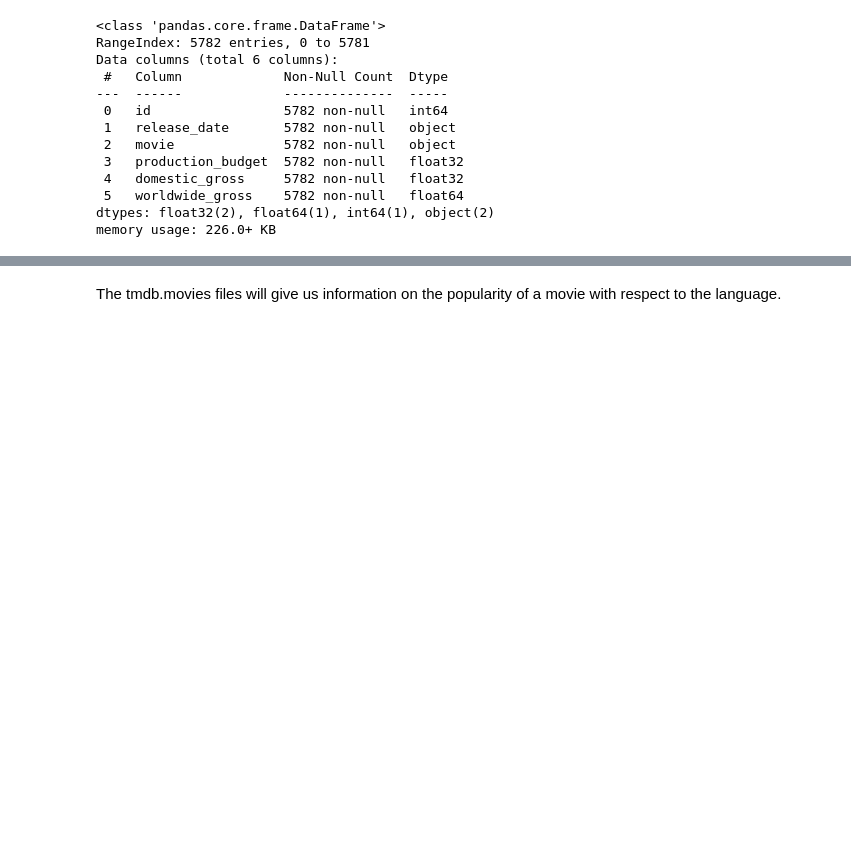
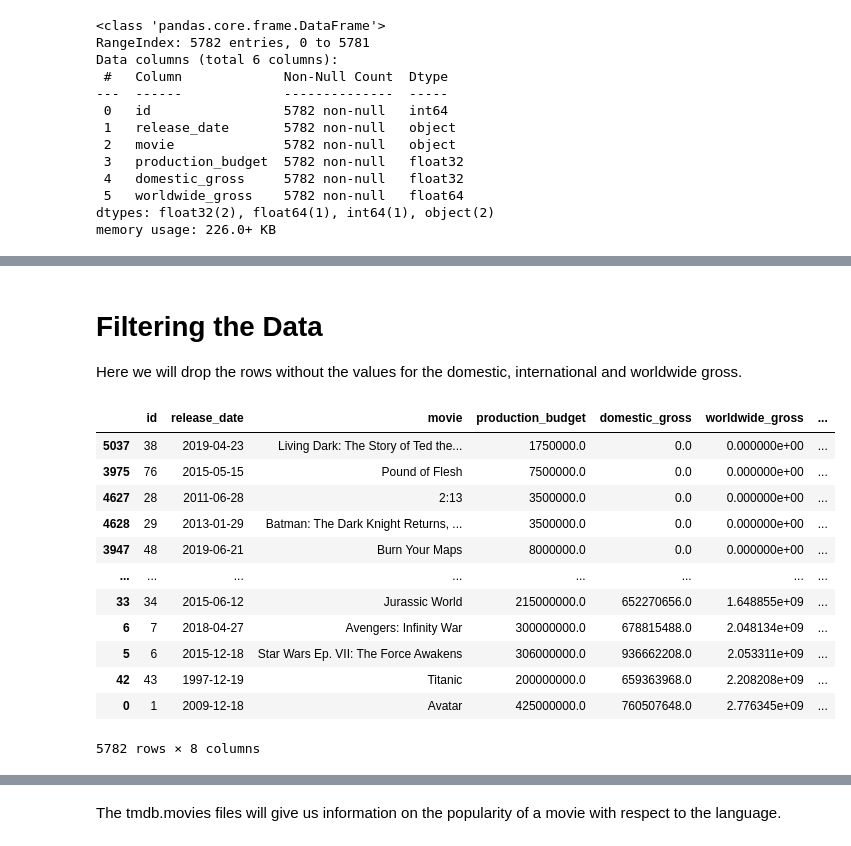
Before and after one commit to MendozaMellah/dsc-phase-1-project-v2-4, a Jupyter notebook: student.ipynb, the cells around one changed output, grey strips where cells are left out. Drawn from its saved outputs; the diff is of its cells as text; code cells hidden in the pictures; blank space fills up the shorter version.

```diff
--- a/student.ipynb
+++ b/student.ipynb
@@ -65,0 +91,6 @@ memory usage: 226.0+ KB
+# %%
+#getting the international gross
+movies_budget['international_gross'] = movies_budget['worldwide_gross'] - movies_budget['domestic_gross']
+cols = list(movies_budget.columns)
+
+movies_budget.head(10)
@@ -65,0 +111,5 @@ memory usage: 226.0+ KB
+# %%
+#converting object to dateTime
+movies_budget['release_date'] = pd.to_datetime(movies_budget['release_date'], errors='coerce')
+movies_budget['year'] = movies_budget['release_date'].dt.strftime('%Y')
+movies_budget.head(10)
@@ -65,0 +146,19 @@ memory usage: 226.0+ KB
+# %% [markdown]
+# Filtering the Data
+Here we will drop the rows without the values for the domestic, international and worldwide gross.
+# %%
+movies_budget.sort_values('worldwide_gross')
+# %% [output]
+|  | id | release_date | movie | production_budget | domestic_gross | worldwide_gross | ... |
+| 5037 | 38 | 2019-04-23 | Living Dark: The Story of Ted the... | 1750000.0 | 0.0 | 0.000000e+00 | ... |
+| 3975 | 76 | 2015-05-15 | Pound of Flesh | 7500000.0 | 0.0 | 0.000000e+00 | ... |
+| 4627 | 28 | 2011-06-28 | 2:13 | 3500000.0 | 0.0 | 0.000000e+00 | ... |
+| 4628 | 29 | 2013-01-29 | Batman: The Dark Knight Returns, ... | 3500000.0 | 0.0 | 0.000000e+00 | ... |
+| 3947 | 48 | 2019-06-21 | Burn Your Maps | 8000000.0 | 0.0 | 0.000000e+00 | ... |
+| ... | ... | ... | ... | ... | ... | ... | ... |
+| 33 | 34 | 2015-06-12 | Jurassic World | 215000000.0 | 652270656.0 | 1.648855e+09 | ... |
+| 6 | 7 | 2018-04-27 | Avengers: Infinity War | 300000000.0 | 678815488.0 | 2.048134e+09 | ... |
+| 5 | 6 | 2015-12-18 | Star Wars Ep. VII: The Force Awakens | 306000000.0 | 936662208.0 | 2.053311e+09 | ... |
+| 42 | 43 | 1997-12-19 | Titanic | 200000000.0 | 659363968.0 | 2.208208e+09 | ... |
+| 0 | 1 | 2009-12-18 | Avatar | 425000000.0 | 760507648.0 | 2.776345e+09 | ... |
+5782 rows × 8 columns
```
Also changed, not shown: parts of 36 cells of this notebook.
